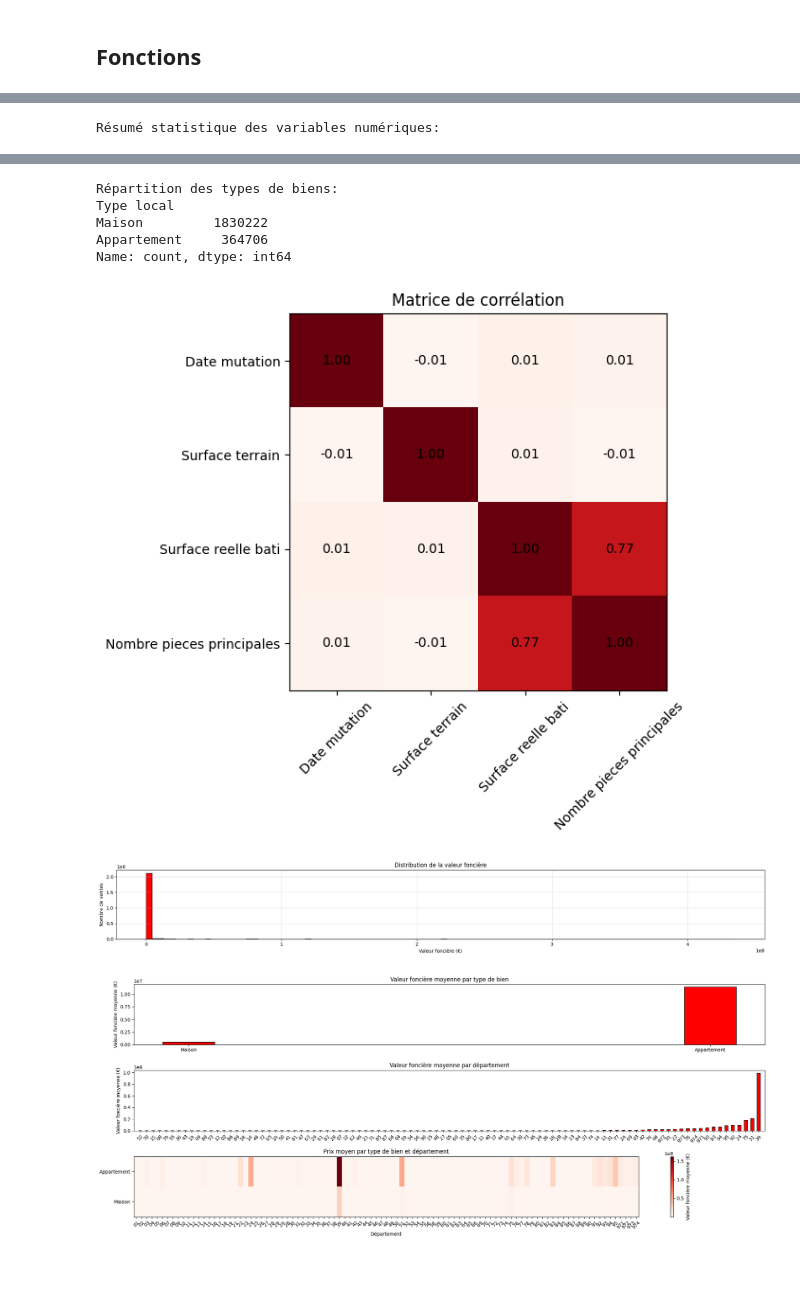
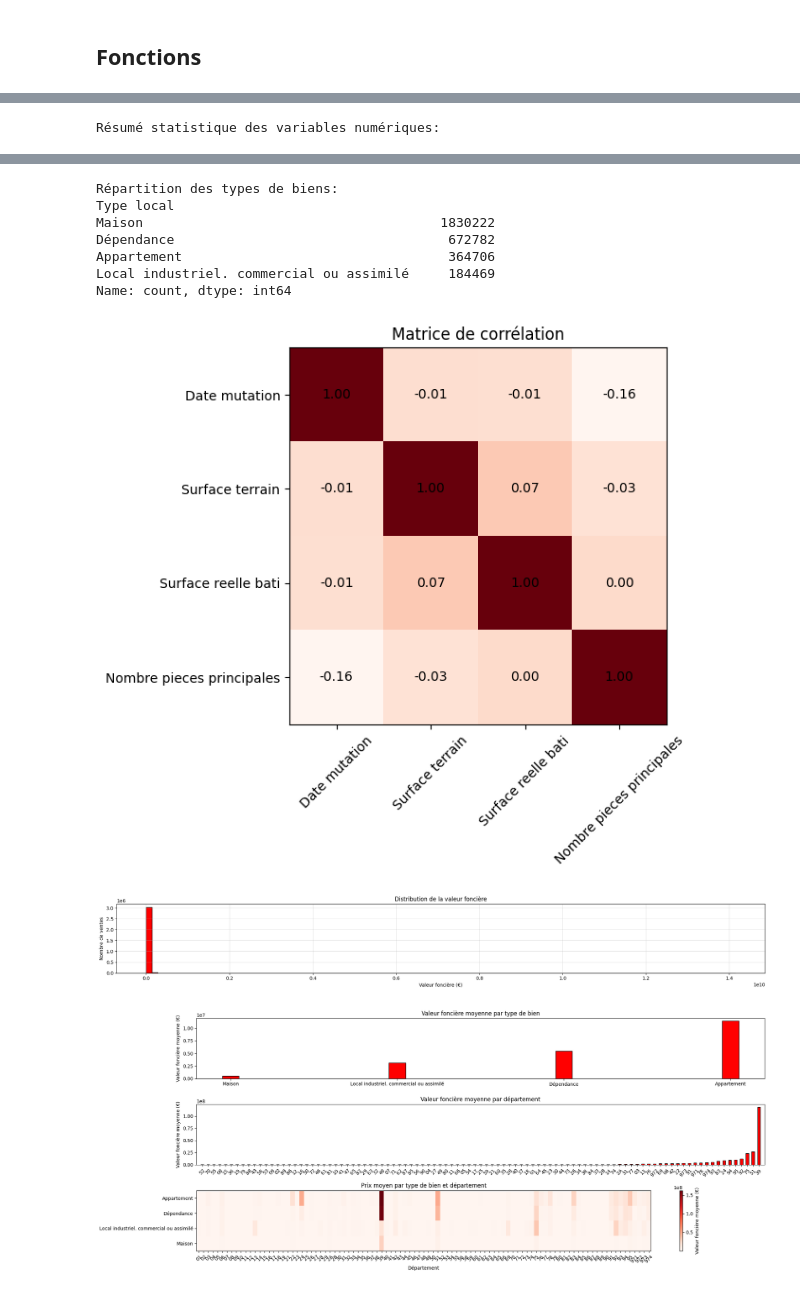
Before and after one commit to Droxxorie/Projet_MML, a Jupyter notebook: Projet.ipynb, the cells around one changed output, grey strips where cells are left out. Drawn from its saved outputs; the diff is of its cells as text; code cells hidden in the pictures.

```diff
--- a/Projet.ipynb
+++ b/Projet.ipynb
@@ -28,0 +31,39 @@ To enable the following instructions: AVX2 FMA, in other operations, rebuild Ten
+# %%
+def load_dataset(up_to= None):
+    '''
+    Charge les fichiers DVF jusqu'à une année donnée (incluse).
+
+    Paramètres:
+        up_to (str): Année maximale à charger, ex: "2020", "2023".
+
+    Return:
+        DataFrame Pandas combiné sans doublons.
+    '''
+
+    data_files = {
+        "2019": "data/ValeursFoncieres-2019-S2.txt",
+        "2020": "data/ValeursFoncieres-2020.txt",
+        "2021": "data/ValeursFoncieres-2021.txt",
+        "2022": "data/ValeursFoncieres-2022.txt",
+        "2023": "data/ValeursFoncieres-2023.txt",
+        "2024": "data/ValeursFoncieres-2024-S1.txt",
+    }
+
+    valid_years = list(data_files.keys())
+    if (up_to is not None) and (up_to not in valid_years):
+        print("Erreur: \"up_to\" doit être une année entre \"2019\" et \"2024\".")
+        return -1
+
+    data_list = []
+    for year, path in data_files.items():
+        print(f"Chargement {year}...")
+        df = pd.read_csv(path, delimiter='|', dtype= str)
+        data_list.append(df)
+        if (up_to is not None) and (year == up_to):
+            break
+
+    data = pd.concat(data_list, ignore_index= True)
+    # data.drop_duplicates(inplace=True) #? Fait crash le kernel, désactivé pour le moment
+    print(f"\n{len(data):,} lignes chargées au total.")
+
+    return data
@@ -299,4 +299,4 @@ Chargement 2021...
 # %%
-X, y = parse_dataset(data)
-visualize_data(X, y)
+X, y = parse_dataset(data, all_local_type= True)
+visualize_dataset(X, y)
 # %% [output]
@@ -323,8 +323,10 @@ Résumé statistique des variables numériques:
 Répartition des types de biens:
 Type local
-Maison         1830222
-Appartement     364706
+Maison                                      1830222
+Dépendance                                   672782
+Appartement                                  364706
+Local industriel. commercial ou assimilé     184469
 Name: count, dtype: int64
-[figure, old version]
+[figure, new version]
-[figure, old version]
+[figure, new version]
-[figure, old version]
+[figure, new version]
```
Also changed, not shown: parts of 40 cells of this notebook.
